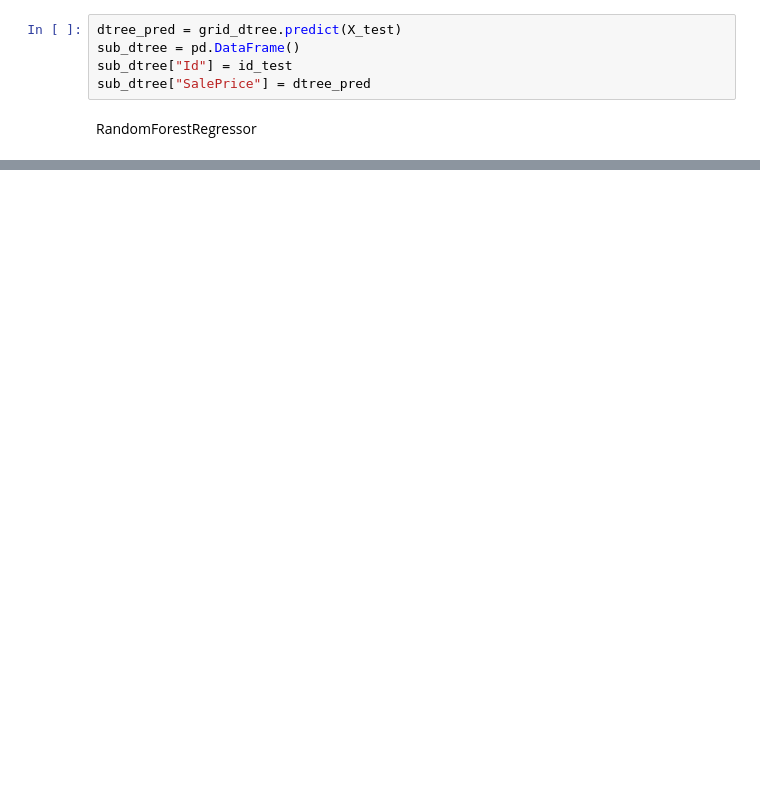
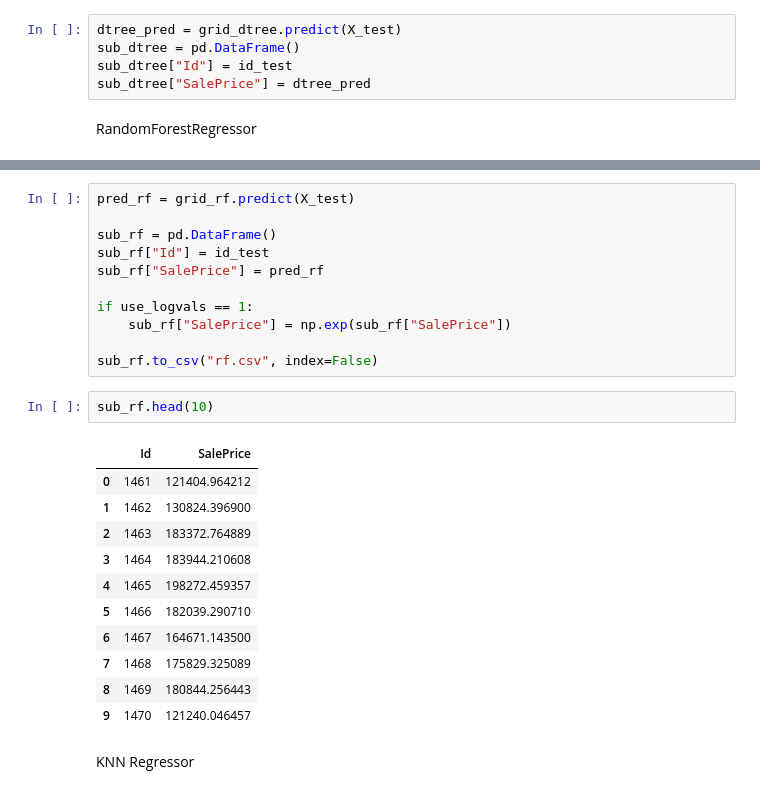
Before and after one commit to yagaoka/HousePrices, a Jupyter notebook: house_price_beginner.ipynb, the cells around one changed output, grey strips where cells are left out. Saved outputs shown, nothing was run; the diff lists cells and outputs as text; blank space fills up the shorter version.

```diff
--- a/house_price_beginner.ipynb
+++ b/house_price_beginner.ipynb
@@ -1057,0 +1058,27 @@ RandomForestRegressor(min_samples_split=4, random_state=5)
+# %%
+pred_rf = grid_rf.predict(X_test)
+
+sub_rf = pd.DataFrame()
+sub_rf["Id"] = id_test
+sub_rf["SalePrice"] = pred_rf
+
+if use_logvals == 1:
+    sub_rf["SalePrice"] = np.exp(sub_rf["SalePrice"])
+
+sub_rf.to_csv("rf.csv", index=False)
+# %%
+sub_rf.head(10)
+# %% [output]
+|  | Id | SalePrice |
+| 0 | 1461 | 121404.964212 |
+| 1 | 1462 | 130824.396900 |
+| 2 | 1463 | 183372.764889 |
+| 3 | 1464 | 183944.210608 |
+| 4 | 1465 | 198272.459357 |
+| 5 | 1466 | 182039.290710 |
+| 6 | 1467 | 164671.143500 |
+| 7 | 1468 | 175829.325089 |
+| 8 | 1469 | 180844.256443 |
+| 9 | 1470 | 121240.046457 |
+# %% [markdown]
+KNN Regressor
```
Also changed, not shown: parts of 19 cells of this notebook.
